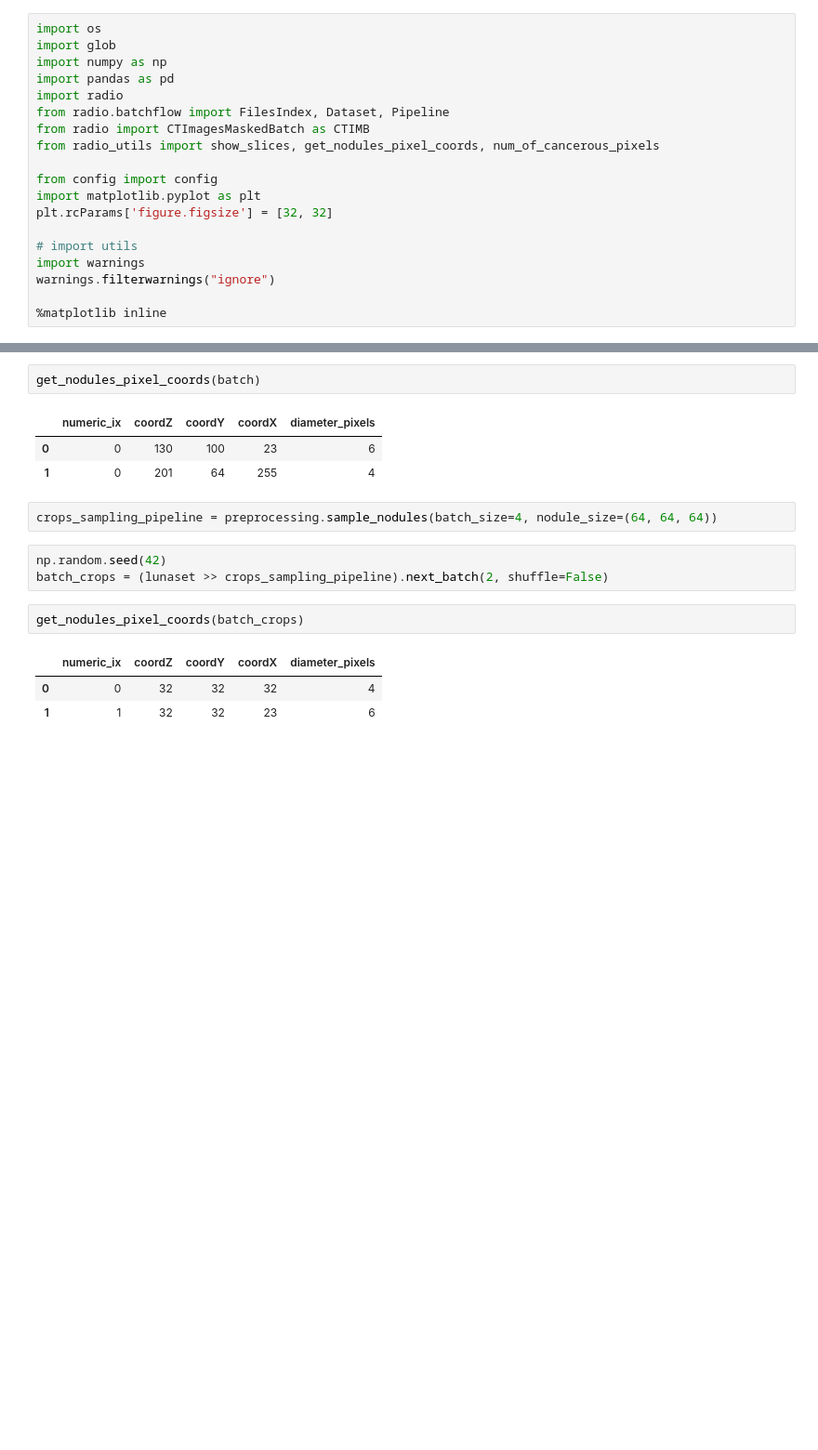
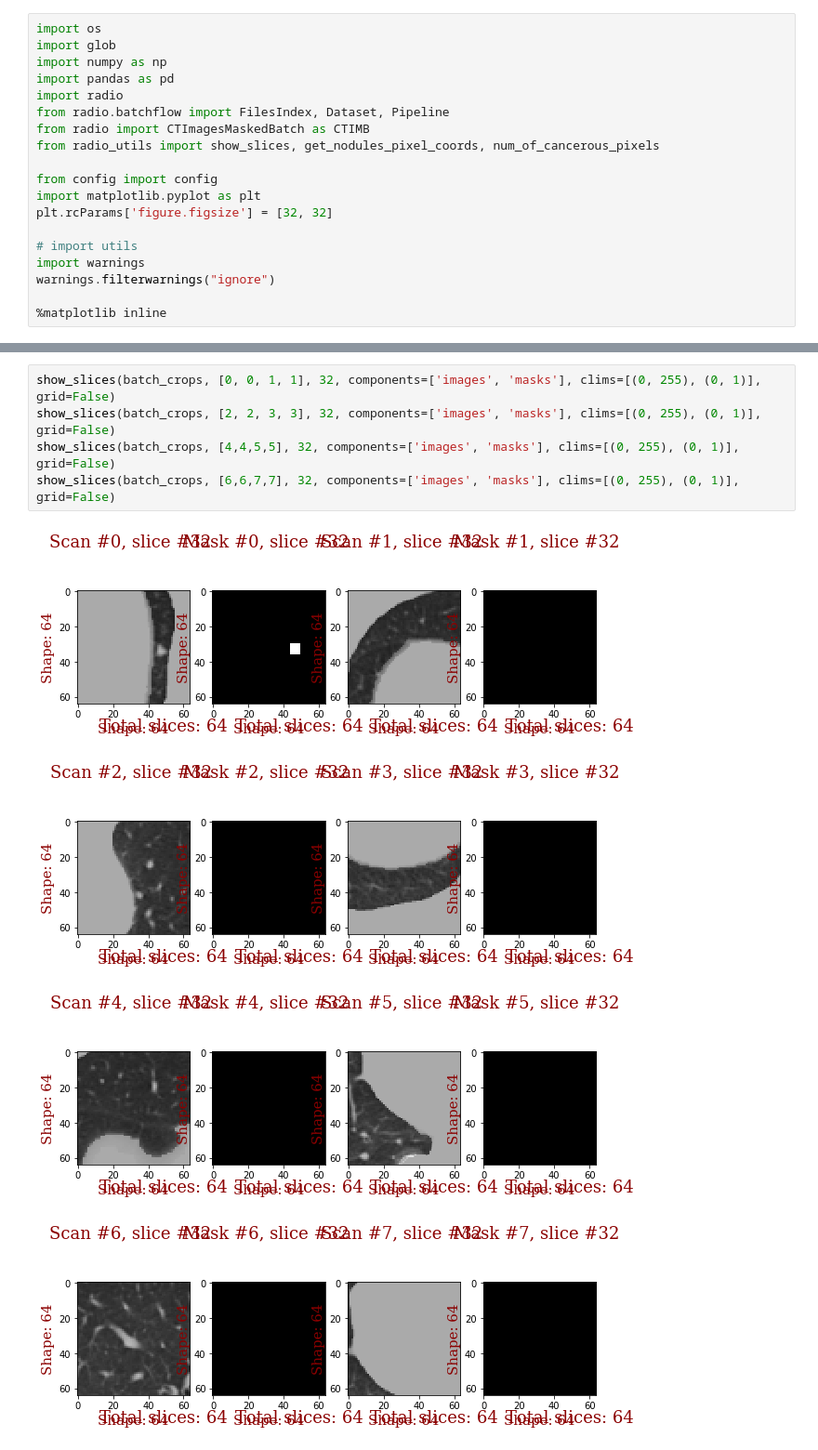
Before and after one commit to pdespres/jfr-lung-challenge, a Jupyter notebook: pp step2 training cubes.ipynb, the cells around one changed output, grey strips where cells are left out. Shown: that part at 93% size. Saved outputs shown, nothing was run; the diff lists cells and outputs as text; blank space fills up the shorter version.

```diff
--- a/pp step2 training cubes.ipynb
+++ b/pp step2 training cubes.ipynb
@@ -52,18 +94,11 @@ batch = (lunaset >> preprocessing).next_batch(1, shuffle=False)
-# %%
-get_nodules_pixel_coords(batch)
-# %% [output]
-|  | numeric_ix | coordZ | coordY | coordX | diameter_pixels |
-| 0 | 0 | 130 | 100 | 23 | 6 |
-| 1 | 0 | 201 | 64 | 255 | 4 |
-# %%
-crops_sampling_pipeline = preprocessing.sample_nodules(batch_size=4, nodule_size=(64, 64, 64))
-# %%
-np.random.seed(42)
-batch_crops = (lunaset >> crops_sampling_pipeline).next_batch(2, shuffle=False)
-# %%
-get_nodules_pixel_coords(batch_crops)
-# %% [output]
-|  | numeric_ix | coordZ | coordY | coordX | diameter_pixels |
-| 0 | 0 | 32 | 32 | 32 | 4 |
-| 1 | 1 | 32 | 32 | 23 | 6 |
+# %%
+show_slices(batch_crops, [0, 0, 1, 1], 32, components=['images', 'masks'], clims=[(0, 255), (0, 1)], grid=False)
+show_slices(batch_crops, [2, 2, 3, 3], 32, components=['images', 'masks'], clims=[(0, 255), (0, 1)], grid=False)
+show_slices(batch_crops, [4,4,5,5], 32, components=['images', 'masks'], clims=[(0, 255), (0, 1)], grid=False)
+show_slices(batch_crops, [6,6,7,7], 32, components=['images', 'masks'], clims=[(0, 255), (0, 1)], grid=False)
+# %% [output]
+[figure, added]
+[figure, added]
+[figure, added]
+[figure, added]
 # %%
```
Also changed, not shown: parts of 9 cells of this notebook, 5 other files.
